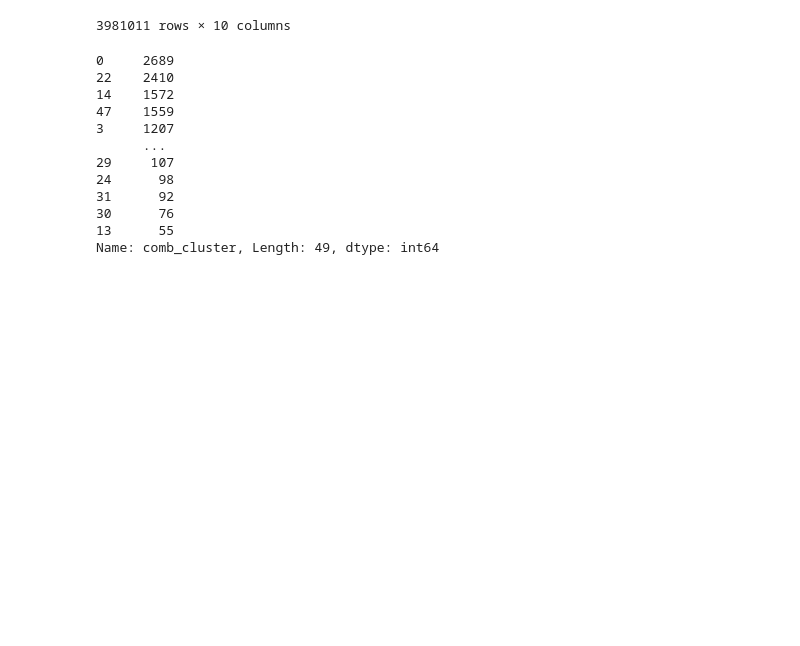
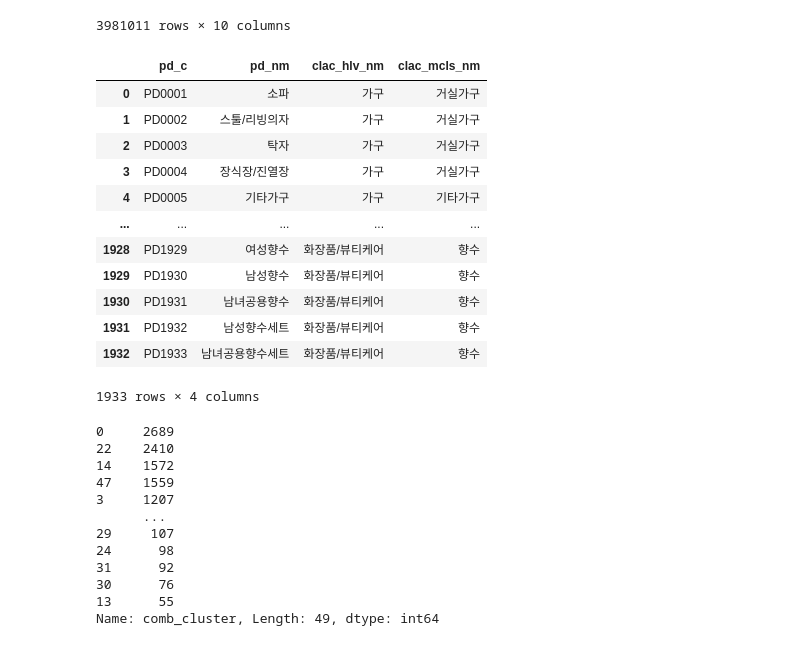
Before and after one commit to osy5882/Lpoint_competition, a Jupyter notebook: total_flow.ipynb, the cells around one changed output. Drawn from its saved outputs; the diff is of its cells as text; code cells hidden in the pictures; blank space fills up the shorter version.

```diff
--- a/total_flow.ipynb
+++ b/total_flow.ipynb
@@ -190,6 +192,22 @@ df_pdde.loc[df_pdde["cop_c"].isin(clusters)]
 | 3981009 | M655525572 | E03012401343 | 2 | A03 | NaN | PD1499 | 20211231 | 23 | 13280.0 | 1 |
 | 3981010 | M655525572 | E03012401343 | 2 | A03 | NaN | PD1412 | 20211231 | 23 | 3490.0 | 1 |
 3981011 rows × 10 columns
+# %%
+df_pd_clac
+# %% [output]
+|  | pd_c | pd_nm | clac_hlv_nm | clac_mcls_nm |
+| 0 | PD0001 | 소파 | 가구 | 거실가구 |
+| 1 | PD0002 | 스툴/리빙의자 | 가구 | 거실가구 |
+| 2 | PD0003 | 탁자 | 가구 | 거실가구 |
+| 3 | PD0004 | 장식장/진열장 | 가구 | 거실가구 |
+| 4 | PD0005 | 기타가구 | 가구 | 기타가구 |
+| ... | ... | ... | ... | ... |
+| 1928 | PD1929 | 여성향수 | 화장품/뷰티케어 | 향수 |
+| 1929 | PD1930 | 남성향수 | 화장품/뷰티케어 | 향수 |
+| 1930 | PD1931 | 남녀공용향수 | 화장품/뷰티케어 | 향수 |
+| 1931 | PD1932 | 남성향수세트 | 화장품/뷰티케어 | 향수 |
+| 1932 | PD1933 | 남녀공용향수세트 | 화장품/뷰티케어 | 향수 |
+1933 rows × 4 columns
 # %%
 def merging(df1, df2):
     return pd.merge(df1, df2, how='left', on='cust')
```
Also changed, not shown: parts of 10 cells of this notebook, 2 other files.
